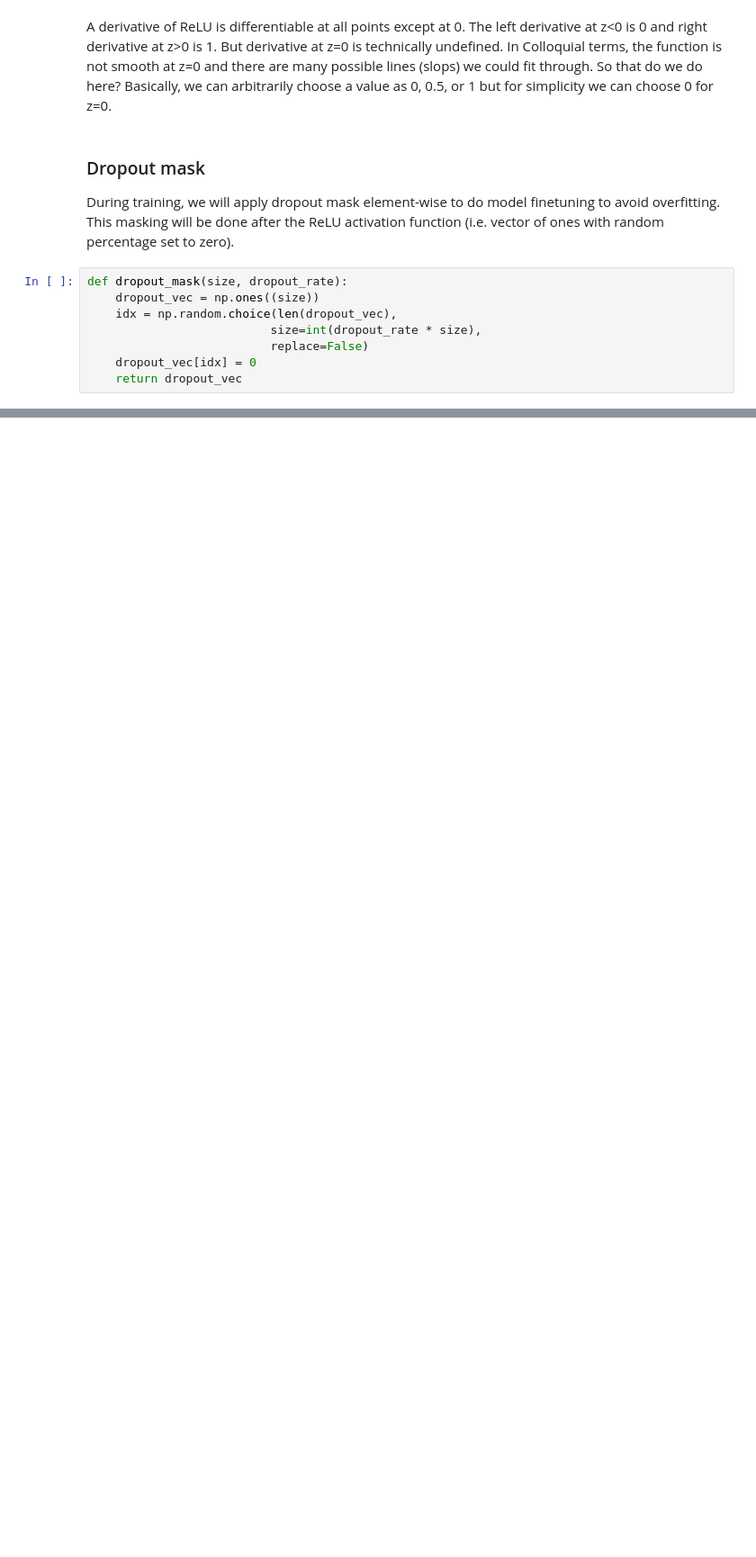
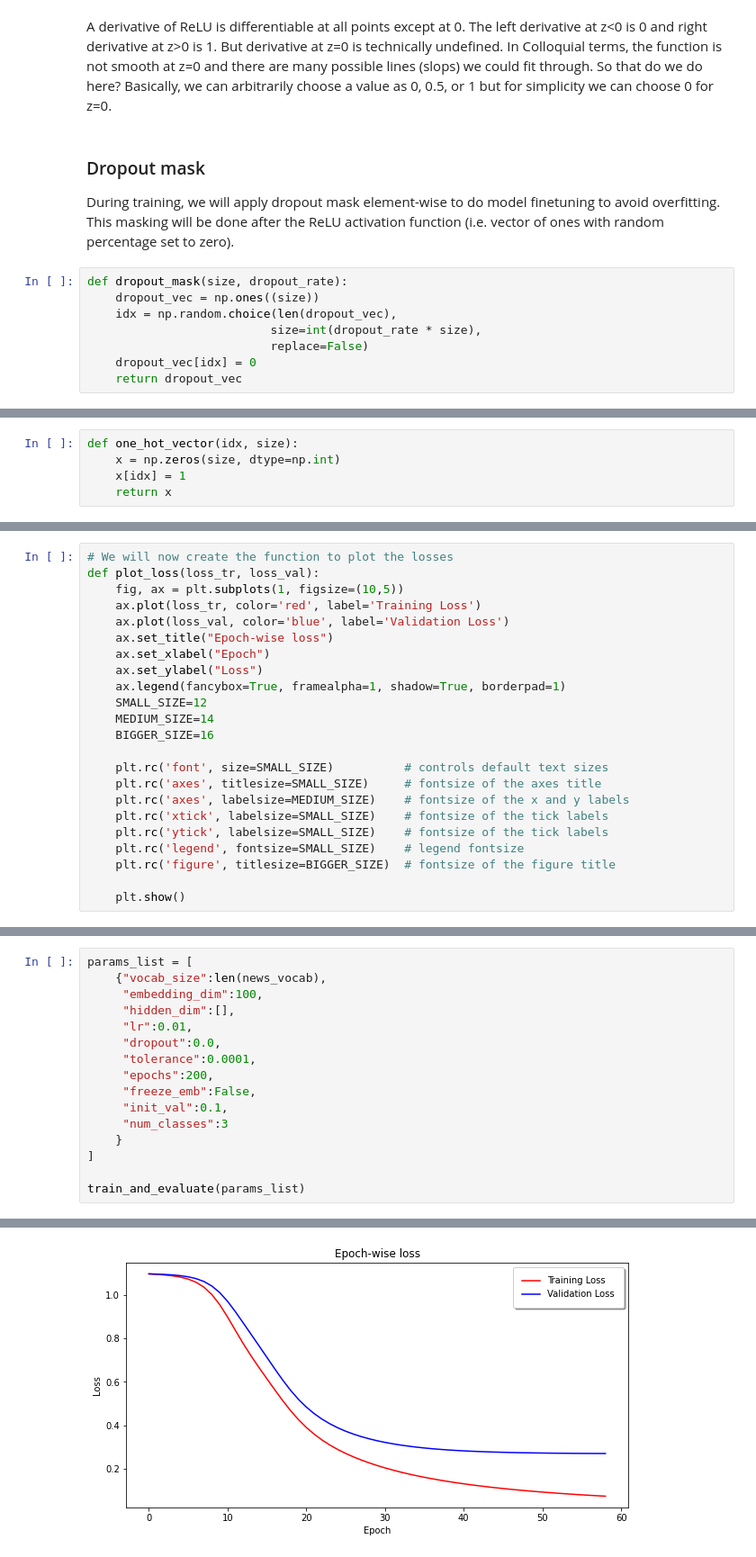
Before and after one commit to mahenrathod/datascience-notebooks, a Jupyter notebook: 02_nlp/FeedforwardNetwork-from-scratch.ipynb, the cells around one changed output, grey strips where cells are left out. Shown: that part at 90% size. Saved outputs shown, nothing was run; the diff lists cells and outputs as text; blank space fills up the shorter version.

Commit message:
feedforward neural network with result that shows training and validation loss without using pre-trained embeddings

```diff
--- a/02_nlp/FeedforwardNetwork-from-scratch.ipynb
+++ b/02_nlp/FeedforwardNetwork-from-scratch.ipynb
@@ -520,0 +647,5 @@ Work in progress...
+# %%
+def one_hot_vector(idx, size):
+    x = np.zeros(size, dtype=np.int)
+    x[idx] = 1
+    return x
@@ -520,0 +804,23 @@ Work in progress...
+# %%
+# We will now create the function to plot the losses
+def plot_loss(loss_tr, loss_val):
+    fig, ax = plt.subplots(1, figsize=(10,5))
+    ax.plot(loss_tr, color='red', label='Training Loss')
+    ax.plot(loss_val, color='blue', label='Validation Loss')
+    ax.set_title("Epoch-wise loss")
+    ax.set_xlabel("Epoch")
+    ax.set_ylabel("Loss")
+    ax.legend(fancybox=True, framealpha=1, shadow=True, borderpad=1)
+    SMALL_SIZE=12
+    MEDIUM_SIZE=14
+    BIGGER_SIZE=16
+
+    plt.rc('font', size=SMALL_SIZE)          # controls default text sizes
+    plt.rc('axes', titlesize=SMALL_SIZE)     # fontsize of the axes title
+    plt.rc('axes', labelsize=MEDIUM_SIZE)    # fontsize of the x and y labels
+    plt.rc('xtick', labelsize=SMALL_SIZE)    # fontsize of the tick labels
+    plt.rc('ytick', labelsize=SMALL_SIZE)    # fontsize of the tick labels
+    plt.rc('legend', fontsize=SMALL_SIZE)    # legend fontsize
+    plt.rc('figure', titlesize=BIGGER_SIZE)  # fontsize of the figure title
+
+    plt.show()
@@ -520,0 +880,17 @@ Work in progress...
+# %%
+params_list = [
+    {"vocab_size":len(news_vocab),
+     "embedding_dim":100,
+     "hidden_dim":[],
+     "lr":0.01,
+     "dropout":0.0,
+     "tolerance":0.0001,
+     "epochs":200,
+     "freeze_emb":False,
+     "init_val":0.1,
+     "num_classes":3
+    }
+]
+
+train_and_evaluate(params_list)
+# %% [output]
@@ -520,0 +925 @@ Work in progress...
+[figure, added]
```
Also changed, not shown: parts of 28 cells of this notebook.
